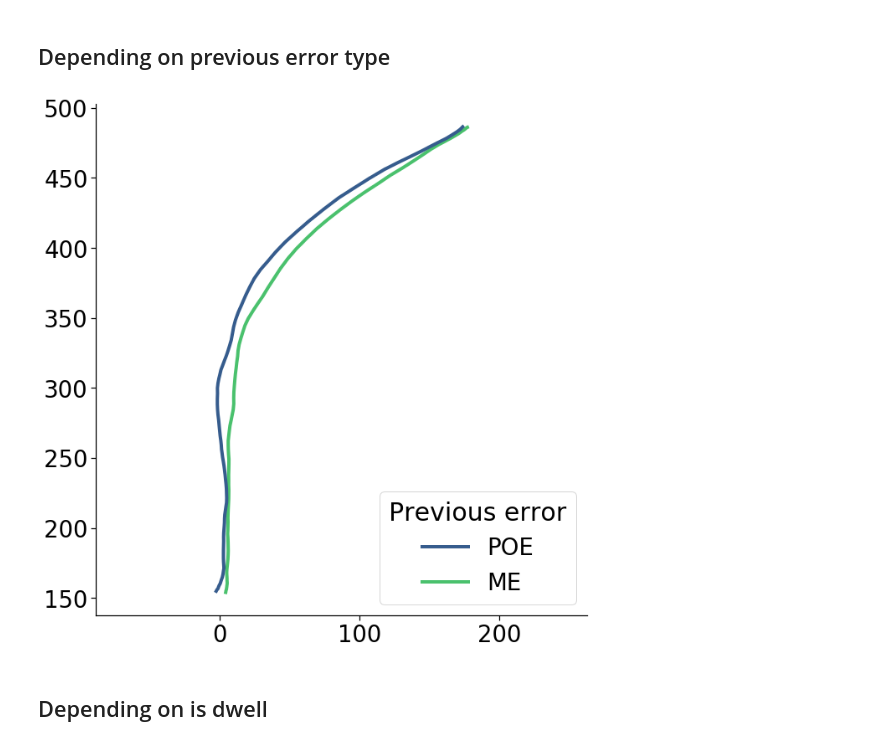
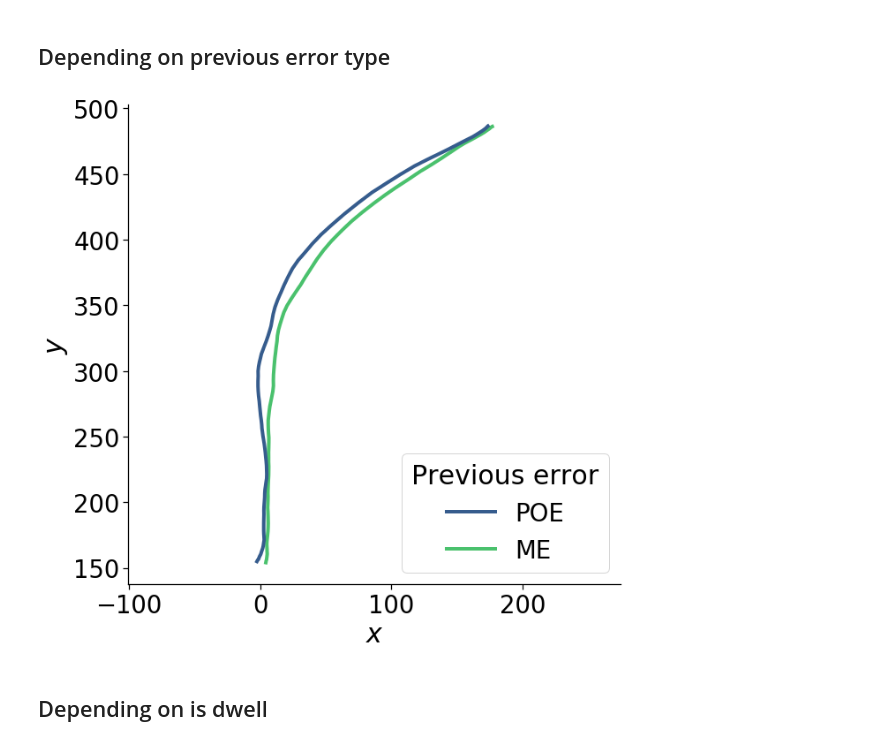
Before and after one commit to cherepaha/tft_mouse_analysis, a Jupyter notebook: mt_plots.ipynb, the cells around one changed output. Cells and saved outputs as stored; diff of their text form; code cells hidden in the pictures.

Commit message:
Label added to mouse plots

```diff
--- a/mt_plots.ipynb
+++ b/mt_plots.ipynb
@@ -83,28 +83,30 @@ mean_traj = mean_traj.set_index('previous_error')
 # %%
 def plot_mean_trajectories(mean_trajectories):
     sns.set_palette('viridis')
     sns.set_context("notebook", font_scale=2.5)
     fig, ax = plt.subplots(1, figsize=(10, 10))
 
     ax.set_aspect(1, adjustable='datalim')
+    ax.set_xlabel('$x$')
+    ax.set_ylabel('$y$')
 
     colors = {'POE': 'C1',
               'ME': 'C4'}
 
     for name, group in mean_trajectories.groupby(['previous_error']):
         ax.plot(mean_trajectories.loc[name].x, mean_trajectories.loc[name].y,
                 lw=4, color=colors[name])
 
     custom_lines = [Line2D([0], [0], color=color, lw=4) for color in colors.values()]
 
     ax.legend(custom_lines, colors.keys(), loc='lower right', title='Previous error')
 
     return ax
 
 plot_mean_trajectories(mean_traj)
 plt.savefig('mean_trajectories.png')
 # %% [output]
-[figure, old version]
+[figure, new version]
 # %% [markdown]
 ## Depending on is dwell
 # %%
```
Also changed, not shown: parts of 1 cell of this notebook, 2 other files.
